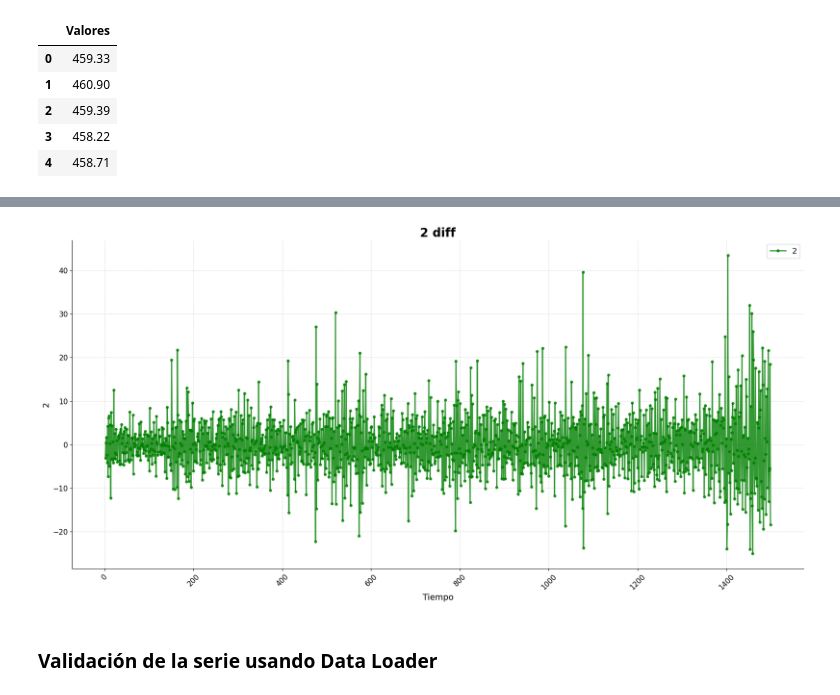
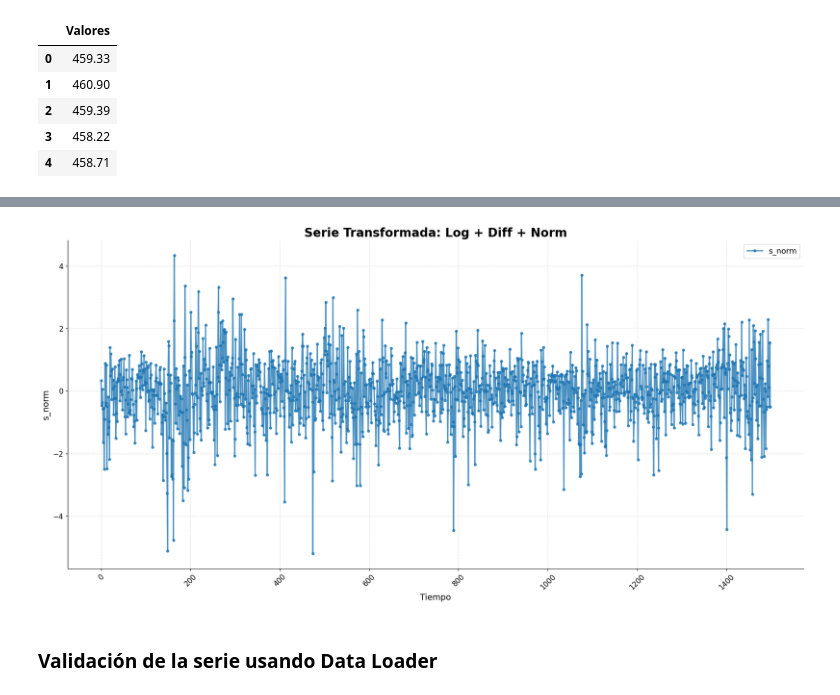
Before and after one commit to JairRamosG/Analisis-Series-de-Tiempo, a Jupyter notebook: CNN_Forecasting/train_nasdaq.ipynb, the cells around one changed output, grey strips where cells are left out. Saved outputs shown, nothing was run; the diff lists cells and outputs as text; code cells hidden in the pictures.

```diff
--- a/CNN_Forecasting/train_nasdaq.ipynb
+++ b/CNN_Forecasting/train_nasdaq.ipynb
@@ -49,8 +52,8 @@ Name: Valores, dtype: float64
-# %%
-df_diff = pd.DataFrame({'2': diff})
-graficar_serie(df_diff, variable='2', color='green', titulo='2 diff')
-# %% [output]
-[figure, removed]
+# %%
+df_s_norm = pd.DataFrame({'s_norm': s_norm})
+graficar_serie(df_s_norm, 's_norm', titulo='Serie Transformada: Log + Diff + Norm')
+# %% [output]
+[figure, added]
 # %% [markdown]
 ### Validación de la serie usando Data Loader
 # %%
```
Also changed, not shown: parts of 16 cells of this notebook.
